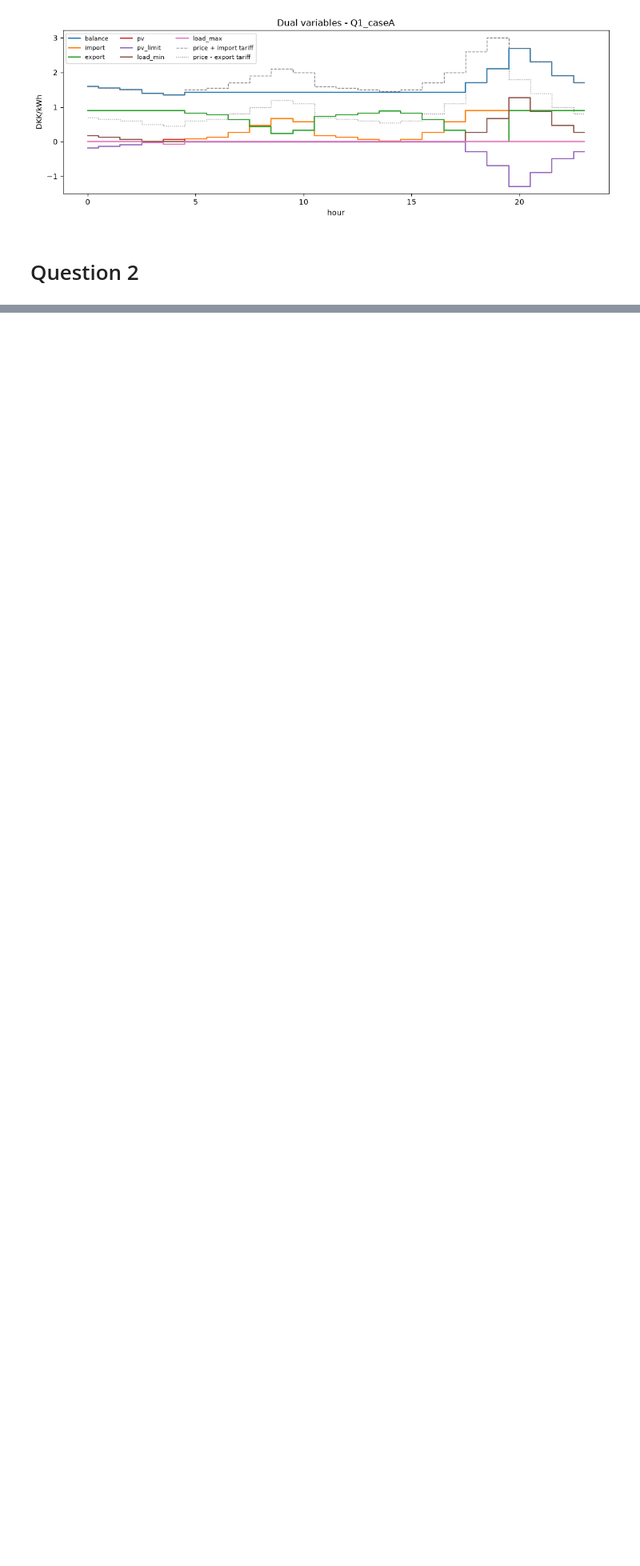
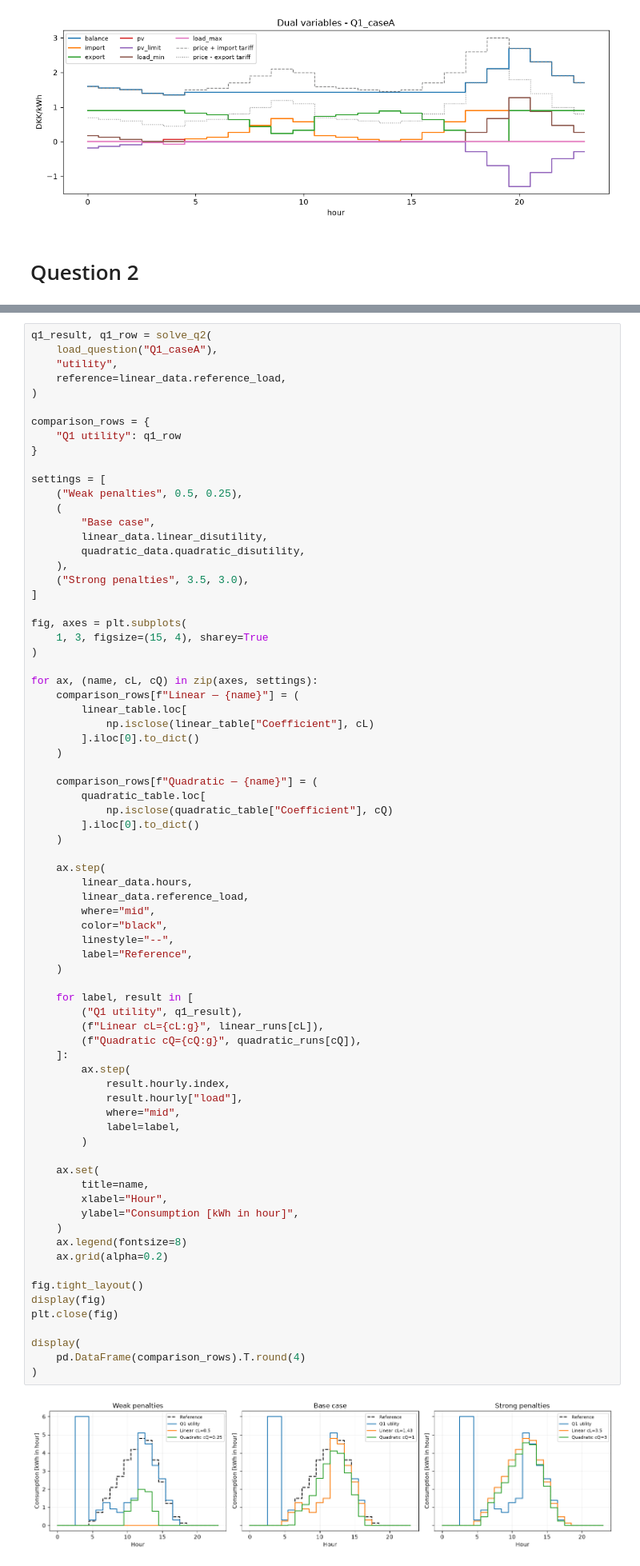
Before and after one commit to Mammutdej/46750----Assignment-1, a Jupyter notebook: Runner.ipynb, the cells around one changed output, grey strips where cells are left out. Shown at 80% size. Cells and saved outputs as stored; diff of their text form; blank space fills up the shorter version.

```diff
--- a/Runner.ipynb
+++ b/Runner.ipynb
@@ -417,0 +776,76 @@ def analyse_q2c(data, results):
+# %%
+q1_result, q1_row = solve_q2(
+    load_question("Q1_caseA"),
+    "utility",
+    reference=linear_data.reference_load,
+)
+
+comparison_rows = {
+    "Q1 utility": q1_row
+}
+
+settings = [
+    ("Weak penalties", 0.5, 0.25),
+    (
+        "Base case",
+        linear_data.linear_disutility,
+        quadratic_data.quadratic_disutility,
+    ),
+    ("Strong penalties", 3.5, 3.0),
+]
+
+fig, axes = plt.subplots(
+    1, 3, figsize=(15, 4), sharey=True
+)
+
+for ax, (name, cL, cQ) in zip(axes, settings):
+    comparison_rows[f"Linear — {name}"] = (
+        linear_table.loc[
+            np.isclose(linear_table["Coefficient"], cL)
+        ].iloc[0].to_dict()
+    )
+
+    comparison_rows[f"Quadratic — {name}"] = (
+        quadratic_table.loc[
+            np.isclose(quadratic_table["Coefficient"], cQ)
+        ].iloc[0].to_dict()
+    )
+
+    ax.step(
+        linear_data.hours,
+        linear_data.reference_load,
+        where="mid",
+        color="black",
+        linestyle="--",
+        label="Reference",
+    )
+
+    for label, result in [
+        ("Q1 utility", q1_result),
+        (f"Linear cL={cL:g}", linear_runs[cL]),
+        (f"Quadratic cQ={cQ:g}", quadratic_runs[cQ]),
+    ]:
+        ax.step(
+            result.hourly.index,
+            result.hourly["load"],
+            where="mid",
+            label=label,
+        )
+
+    ax.set(
+        title=name,
+        xlabel="Hour",
+        ylabel="Consumption [kWh in hour]",
+    )
+    ax.legend(fontsize=8)
+    ax.grid(alpha=0.2)
+
+fig.tight_layout()
+display(fig)
+plt.close(fig)
+
+display(
+    pd.DataFrame(comparison_rows).T.round(4)
+)
+# %% [output]
+[figure, added]
```
Also changed, not shown: parts of 30 cells of this notebook, 1 other file.
